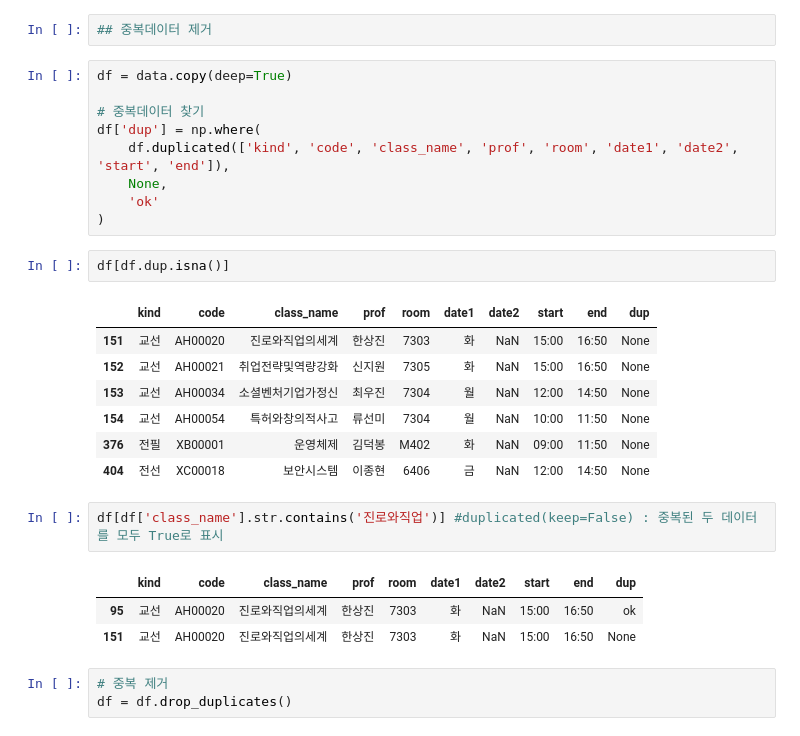
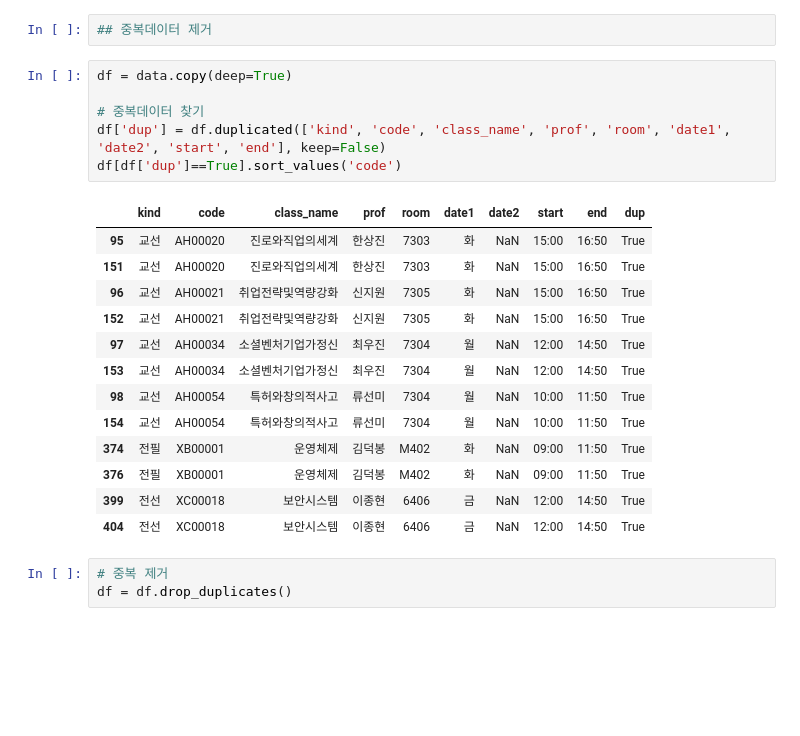
Before and after one commit to sujeengim/MapinSkhu-Data, a Jupyter notebook: second-try/data2.ipynb, the cells around one changed output. Drawn from its saved outputs; the diff is of its cells as text; blank space fills up the shorter version.

```diff
--- a/second-try/data2.ipynb
+++ b/second-try/data2.ipynb
@@ -338,28 +338,23 @@ data.tail()
 # %%
 df = data.copy(deep=True)
 
 # 중복데이터 찾기
-df['dup'] = np.where(
-    df.duplicated(['kind', 'code', 'class_name', 'prof', 'room', 'date1', 'date2', 'start', 'end']),
-    None,
-    'ok'
-)
+df['dup'] = df.duplicated(['kind', 'code', 'class_name', 'prof', 'room', 'date1', 'date2', 'start', 'end'], keep=False)
+df[df['dup']==True].sort_values('code')
+# %% [output]
+|  | kind | code | class_name | prof | room | date1 | date2 | start | end | dup |
+| 95 | 교선 | AH00020 | 진로와직업의세계 | 한상진 | 7303 | 화 | NaN | 15:00 | 16:50 | True |
+| 151 | 교선 | AH00020 | 진로와직업의세계 | 한상진 | 7303 | 화 | NaN | 15:00 | 16:50 | True |
+| 96 | 교선 | AH00021 | 취업전략및역량강화 | 신지원 | 7305 | 화 | NaN | 15:00 | 16:50 | True |
+| 152 | 교선 | AH00021 | 취업전략및역량강화 | 신지원 | 7305 | 화 | NaN | 15:00 | 16:50 | True |
+| 97 | 교선 | AH00034 | 소셜벤처기업가정신 | 최우진 | 7304 | 월 | NaN | 12:00 | 14:50 | True |
+| 153 | 교선 | AH00034 | 소셜벤처기업가정신 | 최우진 | 7304 | 월 | NaN | 12:00 | 14:50 | True |
+| 98 | 교선 | AH00054 | 특허와창의적사고 | 류선미 | 7304 | 월 | NaN | 10:00 | 11:50 | True |
+| 154 | 교선 | AH00054 | 특허와창의적사고 | 류선미 | 7304 | 월 | NaN | 10:00 | 11:50 | True |
+| 374 | 전필 | XB00001 | 운영체제 | 김덕봉 | M402 | 화 | NaN | 09:00 | 11:50 | True |
+| 376 | 전필 | XB00001 | 운영체제 | 김덕봉 | M402 | 화 | NaN | 09:00 | 11:50 | True |
+| 399 | 전선 | XC00018 | 보안시스템 | 이종현 | 6406 | 금 | NaN | 12:00 | 14:50 | True |
+| 404 | 전선 | XC00018 | 보안시스템 | 이종현 | 6406 | 금 | NaN | 12:00 | 14:50 | True |
-# %%
-df[df.dup.isna()]
-# %% [output]
-|  | kind | code | class_name | prof | room | date1 | date2 | start | end | dup |
-| 151 | 교선 | AH00020 | 진로와직업의세계 | 한상진 | 7303 | 화 | NaN | 15:00 | 16:50 | None |
-| 152 | 교선 | AH00021 | 취업전략및역량강화 | 신지원 | 7305 | 화 | NaN | 15:00 | 16:50 | None |
-| 153 | 교선 | AH00034 | 소셜벤처기업가정신 | 최우진 | 7304 | 월 | NaN | 12:00 | 14:50 | None |
-| 154 | 교선 | AH00054 | 특허와창의적사고 | 류선미 | 7304 | 월 | NaN | 10:00 | 11:50 | None |
-| 376 | 전필 | XB00001 | 운영체제 | 김덕봉 | M402 | 화 | NaN | 09:00 | 11:50 | None |
-| 404 | 전선 | XC00018 | 보안시스템 | 이종현 | 6406 | 금 | NaN | 12:00 | 14:50 | None |
-# %%
-df[df['class_name'].str.contains('진로와직업')] #duplicated(keep=False) : 중복된 두 데이터를 모두 True로 표시
-# %% [output]
-|  | kind | code | class_name | prof | room | date1 | date2 | start | end | dup |
-| 95 | 교선 | AH00020 | 진로와직업의세계 | 한상진 | 7303 | 화 | NaN | 15:00 | 16:50 | ok |
-| 151 | 교선 | AH00020 | 진로와직업의세계 | 한상진 | 7303 | 화 | NaN | 15:00 | 16:50 | None |
 # %%
 # 중복 제거
 df = df.drop_duplicates()
```
Also changed, not shown: parts of 3 cells of this notebook.
